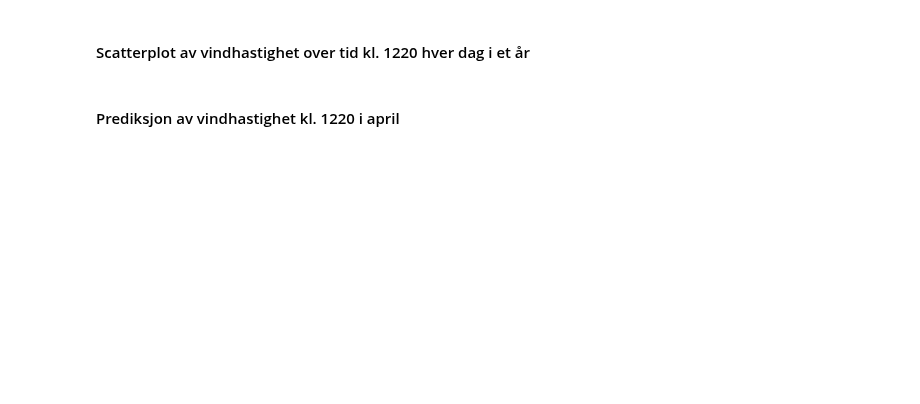
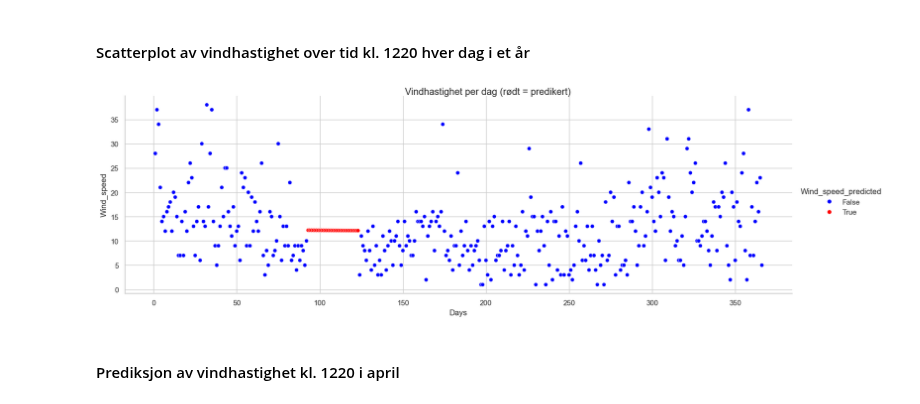
Before and after one commit to oaherrem/Prosjektgruppe55, a Jupyter notebook: notebooks/06_prediktiv_analyse.ipynb, the cells around one changed output. Drawn from its saved outputs; the diff is of its cells as text; code cells hidden in the pictures; blank space fills up the shorter version.

```diff
--- a/notebooks/06_prediktiv_analyse.ipynb
+++ b/notebooks/06_prediktiv_analyse.ipynb
@@ -233,15 +296,43 @@ msno.bar(df_airport_missing_data)
 # %% [markdown]
 #### Scatterplot av vindhastighet over tid kl. 1220 hver dag i et år
 # %%
-subset = df_airport_missing_data.copy()
+df = df_airport_missing_data.copy()
+
+# Merker hvilke verdier som opprinnelig var NaN
+df["Wind_speed_predicted"] = df["Wind_speed"].isna()
+
+# Lager tidsindeks og trener modellen
+df["TimeIndex"] = np.arange(len(df))
+
+train_data = df[df["Wind_speed"].notna()]
+model = LinearRegression()
+model.fit(train_data[["TimeIndex"]], train_data["Wind_speed"])
+
+# Prediker manglende vindhastighet
+missing_data = df[df["Wind_speed"].isna()]
+df.loc[df["Wind_speed"].isna(), "Wind_speed"] = model.predict(missing_data[["TimeIndex"]])
+
+# Lager daglig subset
+subset = df.copy()
 subset_every_48 = subset.iloc[24::48].copy()
 subset_every_48 = subset_every_48.iloc[:366].copy()
 subset_every_48["Days"] = np.arange(1, len(subset_every_48) + 1)
 
-# Plotting
-plot1 = sns.relplot(x="Days", y="Wind_speed", kind="scatter", data=subset_every_48, height=5, aspect=3)
-plot1.fig.suptitle("", y=1)
+# Plotter vindhastighet per dag
+plot1 = sns.relplot(
+    x="Days",
+    y="Wind_speed",
+    kind="scatter",
+    data=subset_every_48,
+    hue="Wind_speed_predicted",
+    palette={True: "red", False: "blue"},
+    height=5,
+    aspect=3
+)
 
+plot1.fig.suptitle("Vindhastighet per dag (rødt = predikert)", y=1)
 plt.show()
+# %% [output]
+[figure, added]
 # %% [markdown]
 #### Prediksjon av vindhastighet kl. 1220 i april
```
Also changed, not shown: parts of 27 cells of this notebook.
